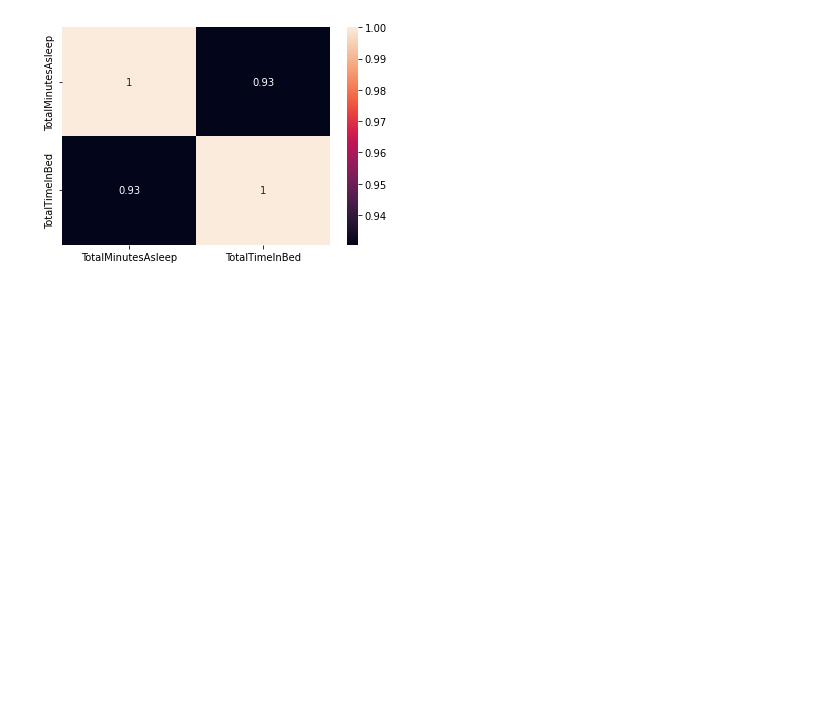
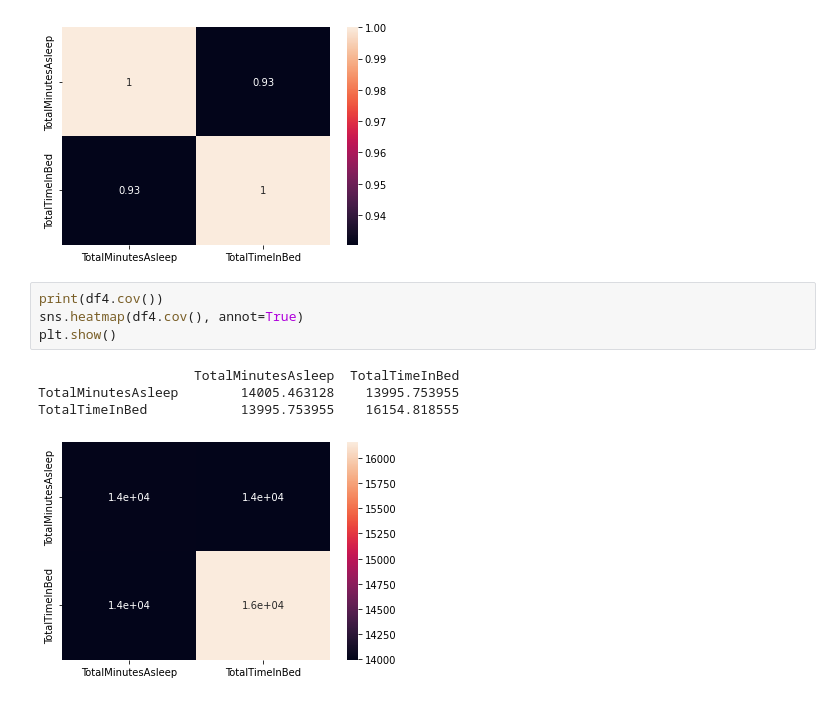
Before and after one commit to weswong02/CPSC4310, a Jupyter notebook: MLP/MLP2/analysis/EDA.ipynb, the cells around one changed output. Saved outputs shown, nothing was run; the diff lists cells and outputs as text; blank space fills up the shorter version.

```diff
--- a/MLP/MLP2/analysis/EDA.ipynb
+++ b/MLP/MLP2/analysis/EDA.ipynb
@@ -110,3 +162,12 @@ plt.show()
 TotalMinutesAsleep            1.000000        0.930457
 TotalTimeInBed                0.930457        1.000000
 [figure]
+# %%
+print(df4.cov())
+sns.heatmap(df4.cov(), annot=True)
+plt.show()
+# %% [output]
+                    TotalMinutesAsleep  TotalTimeInBed
+TotalMinutesAsleep        14005.463128    13995.753955
+TotalTimeInBed            13995.753955    16154.818555
+[figure, added]
```
Also changed, not shown: parts of 4 cells of this notebook.
